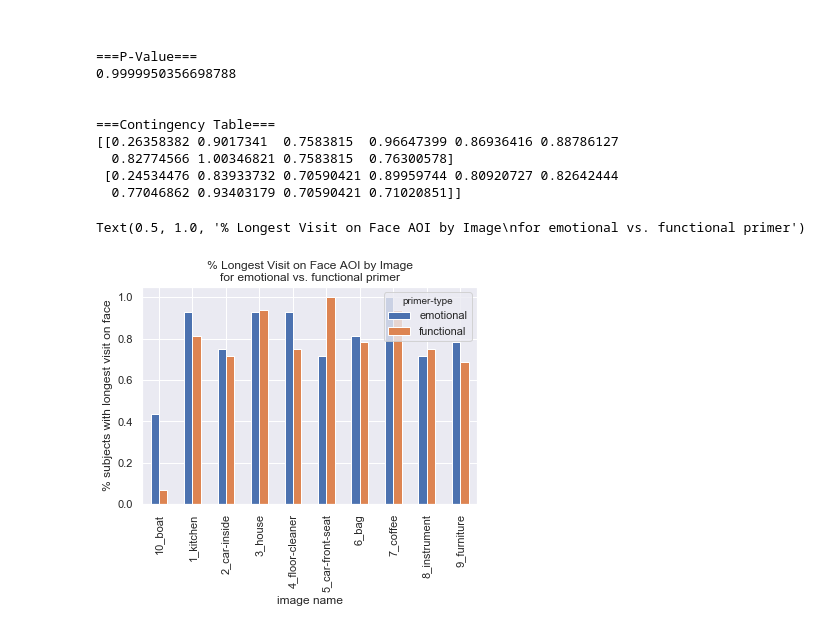
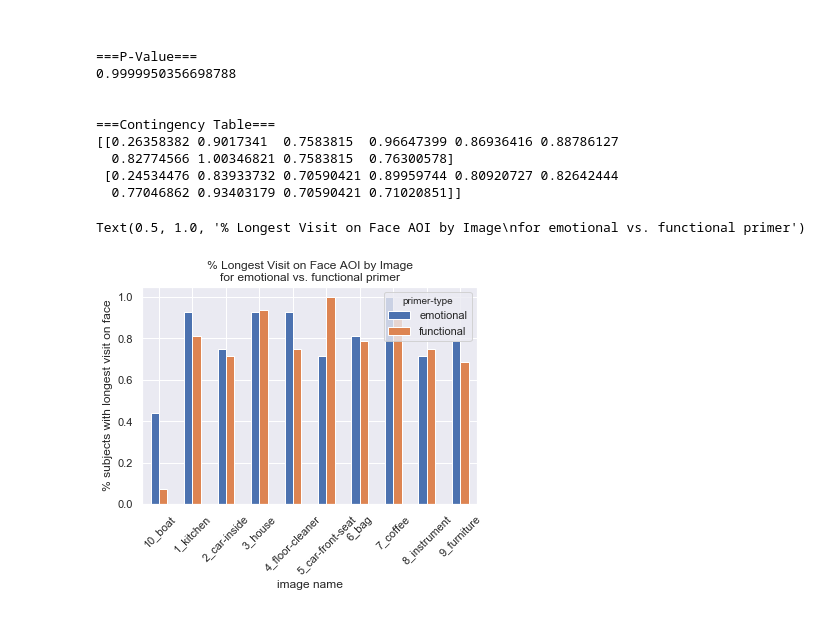
Before and after one commit to sallyi/eyetracking-cogsci-3, a Jupyter notebook: eyetracking-analysis-visit-duration.ipynb, the cells around one changed output. Saved outputs shown, nothing was run; the diff lists cells and outputs as text; code cells hidden in the pictures.

```diff
--- a/eyetracking-analysis-visit-duration.ipynb
+++ b/eyetracking-analysis-visit-duration.ipynb
@@ -6,6 +6,13 @@ import matplotlib.pyplot as plt
 from scipy import stats
 import seaborn as sns
 sns.set()
+
+# Mann-Whitney U test
+from numpy.random import seed
+from numpy.random import randn
+from scipy.stats import mannwhitneyu
+sns.set()
+from statsmodels.stats.proportion import proportions_chisquare
 # %% [markdown]
 ## Load Sequence Data
 To Determine Primers
@@ -567,13 +748,14 @@ print(ex)
 # %%
 
 ax = longest_visit_final.pivot(
         index='image', columns='primer-type', values='% longest visit faces').plot.bar()
 ax.set_ylabel("% subjects with longest visit on face")
 ax.set_xlabel("image name")
+plt.xticks(rotation=45)
 plt.title("% Longest Visit on Face AOI by Image\nfor emotional vs. functional primer")
 # %% [output]
 Text(0.5, 1.0, '% Longest Visit on Face AOI by Image\nfor emotional vs. functional primer')
-[figure, old version]
+[figure, new version]
 # %%
 # compare means of time to first fixation for each aoi- given a primer
 
```
Also changed, not shown: parts of 7 cells of this notebook, 3 other files.
